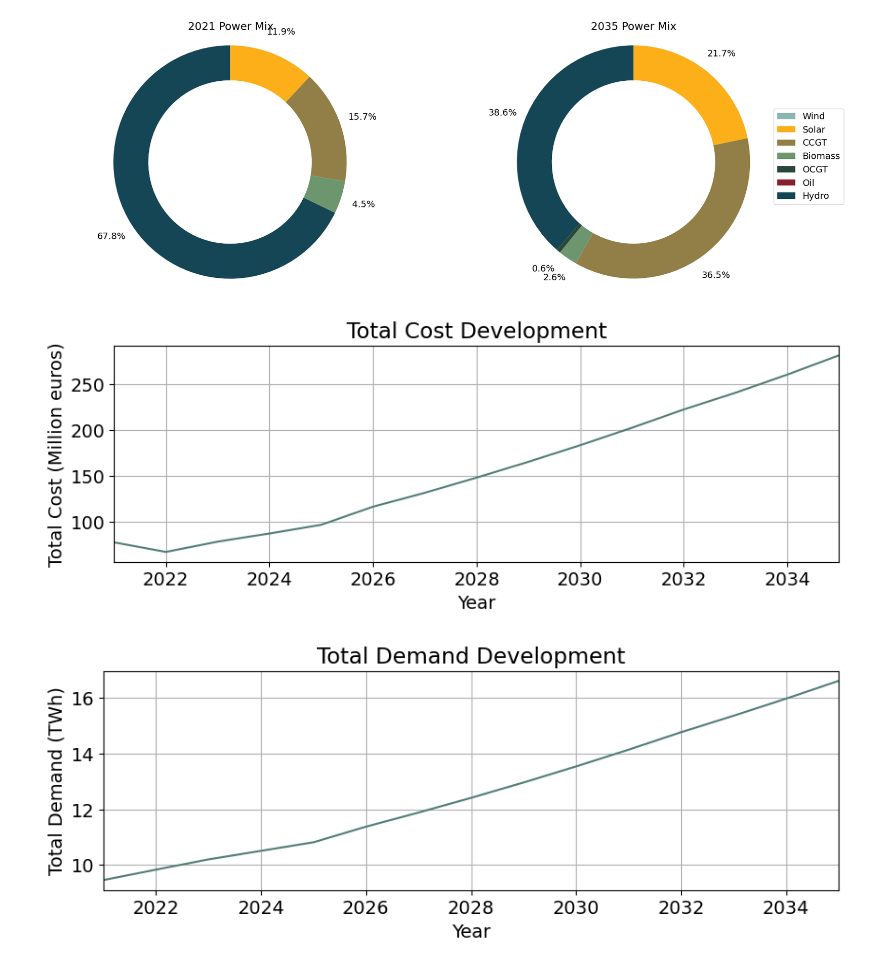
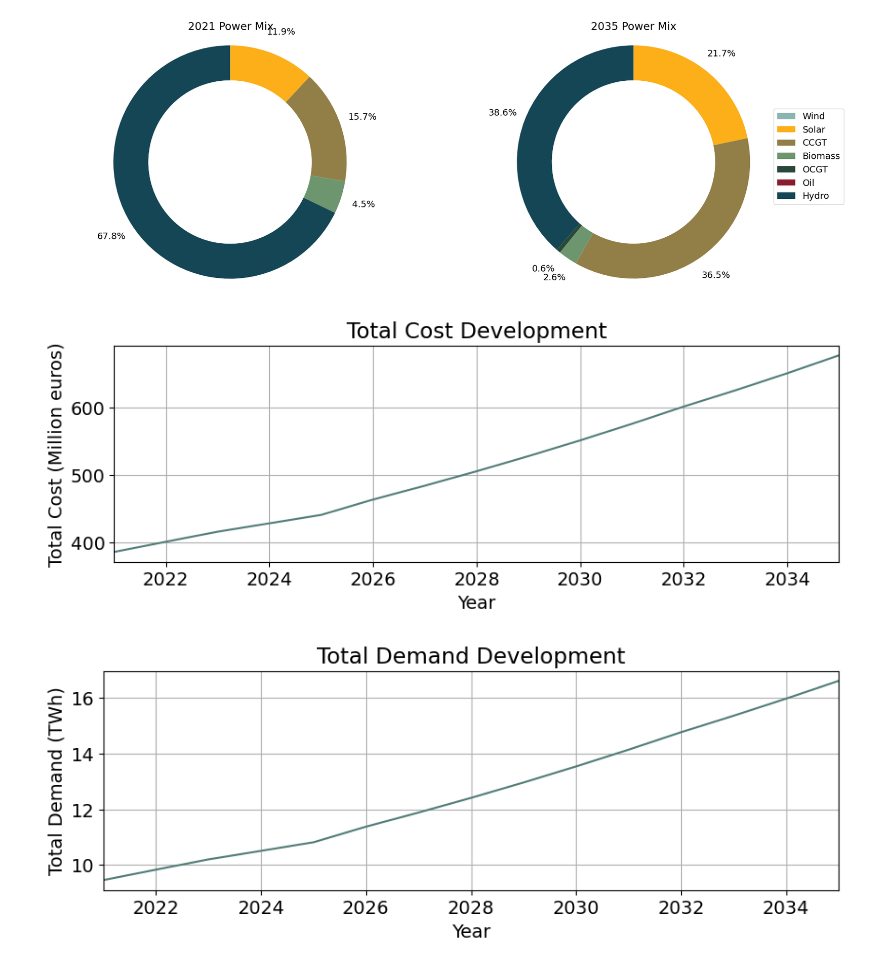
Before and after one commit to norakytee/pypsa-earth-bo, a Jupyter notebook: new_graphs.ipynb, the cells around one changed output. Saved outputs shown, nothing was run; the diff lists cells and outputs as text; code cells hidden in the pictures.

Commit message:
Updated new_graphs

```diff
--- a/new_graphs.ipynb
+++ b/new_graphs.ipynb
@@ -110,10 +110,15 @@ def get_max_output(year):
 def custom_autopct(pct):
     return ('%1.1f%%' % pct) if pct > 0 else ''
 
+def get_objective(year):
+    path = 'C:/Users/noraky/Documents/Test_4/pypsa-earth/results_RC_10/RC_10_' + year + '.nc'
+    network = pypsa.Network(path)
+    return network.objective
+
 def get_total_cost(year):
     path = 'C:/Users/noraky/Documents/Test_4/pypsa-earth/results_RC_10/RC_10_' + year + '.nc'
     network = pypsa.Network(path)
-    return network.objective
+    return (network.statistics.capex() + network.statistics.opex(aggregate_time="sum")).div(1e6)
 
 def get_emissions(year):
     path = 'C:/Users/noraky/Documents/Test_4/pypsa-earth/results_RC_10/RC_10_' + year + '.nc'
@@ -154,3 +159,9 @@ def get_snapshot_demand(year, first_date, second_date):
     network = pypsa.Network(path)
     demand = network.loads_t.p_set.loc[first_date:second_date].sum(axis=1)*-1
     return demand
+
+def get_cap_cost(year):
+    path = 'C:/Users/noraky/Documents/Test_4/pypsa-earth/results_RC_10/RC_10_' + year + '.nc'
+    network = pypsa.Network(path)
+    capital_cost = network.generators.groupby('carrier').capital_cost.mean().drop('load')
+    return capital_cost
@@ -309,17 +324,17 @@ plt.show()
 2035  0.000129  0.217095  0.365146  0.026285  0.005649  0.000004  0.385691
 [figure]
 # %%
-total_costs = [get_total_cost(str(year))/10**6 for year in years]
+total_costs = [get_total_cost(str(year)).sum() for year in years]
 plt.figure(figsize=(10, 3))
 plt.plot(years, total_costs, color=teal3)
 plt.title('Total Cost Development')
 plt.xlabel('Year')
 plt.ylabel('Total Cost (Million euros)')
 plt.xlim(2021,2035)
 plt.grid(zorder = 0)
 plt.show()
 # %% [output]
-[figure, old version]
+[figure, new version]
 # %%
 total_demand = [get_demand(str(year)) for year in years]
 plt.figure(figsize=(10, 3))
```
Also changed, not shown: parts of 7 cells of this notebook.
